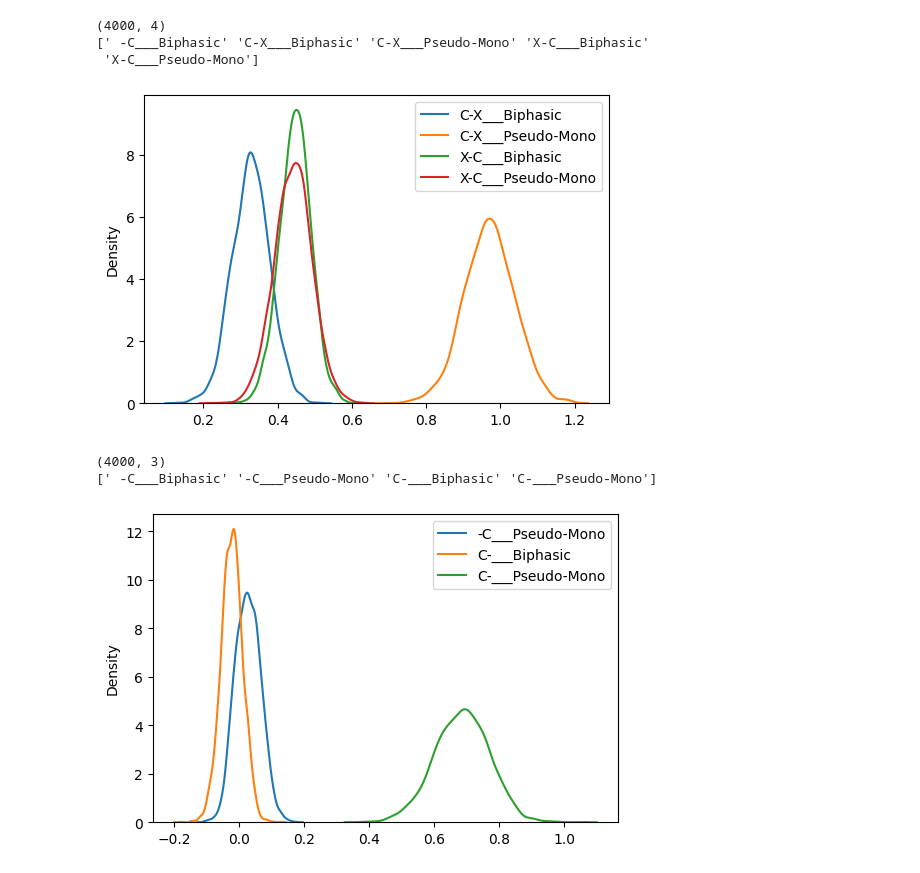
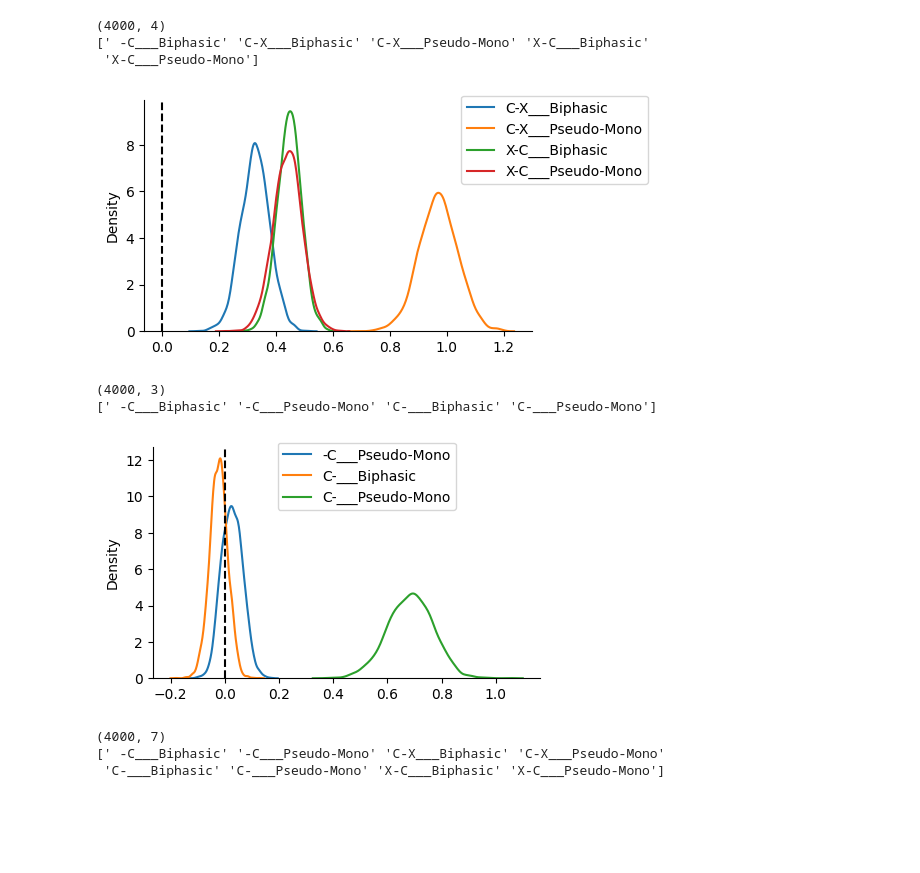
Before and after one commit to hbmep/rat-mapping, a Jupyter notebook: notebooks/log-hierarchical/l-shie/core__hbe.ipynb, the cells around one changed output. Drawn from its saved outputs; the diff is of its cells as text; code cells hidden in the pictures; blank space fills up the shorter version.

Commit message:
update L_SHIE efficacy results

```diff
--- a/notebooks/log-hierarchical/l-shie/core__hbe.ipynb
+++ b/notebooks/log-hierarchical/l-shie/core__hbe.ipynb
@@ -5,6 +5,7 @@ import pickle
 import pandas as pd
 import numpy as np
 import numpy.ma as ma
+import matplotlib as mpl
 import matplotlib.pyplot as plt
 import seaborn as sns
 from scipy import stats
@@ -19,6 +20,9 @@ from constants import (
     BUILD_DIR,
     INFERENCE_FILE
 )
+
+mpl.rcParams['axes.spines.right'] = False
+mpl.rcParams['axes.spines.top'] = False
 # %%
 src = "/home/vishu/repos/rat-mapping-paper/reports/log-hierarchical/L_SHIE/estimation_4000W_4000S_4C_4T_20D_0.95A_mixtureFalse/no-ground"
 src = os.path.join(src, INFERENCE_FILE)
@@ -34,12 +38,13 @@ An NVIDIA GPU may be present on this machine, but a CUDA-enabled jaxlib is not i
 [' -C___Biphasic' 'C-X___Biphasic' 'C-X___Pseudo-Mono' 'X-C___Biphasic'
  'X-C___Pseudo-Mono']
 # %%
-plt.figure(figsize=(6, 4))
+plt.figure(figsize=(5, 3))
 for j in range(param.shape[-1]):
     sns.kdeplot(param[:, j], label=f"{encoder_dict[model.features[1]].classes_[j + 1]}")
-plt.legend();
+plt.axvline(x=0, color="black", linestyle="--")
+plt.legend(bbox_to_anchor=(.8, 1.05));
 # %% [output]
-[figure, old version]
+[figure, new version]
 # %%
 src = "/home/vishu/repos/rat-mapping-paper/reports/log-hierarchical/L_SHIE/estimation_4000W_4000S_4C_4T_20D_0.95A_mixtureFalse/with-ground"
 src = os.path.join(src, INFERENCE_FILE)
@@ -53,9 +58,23 @@ print(encoder_dict[model.features[1]].classes_)
 (4000, 3)
 [' -C___Biphasic' '-C___Pseudo-Mono' 'C-___Biphasic' 'C-___Pseudo-Mono']
 # %%
-plt.figure(figsize=(6, 4))
+plt.figure(figsize=(5, 3))
 for j in range(param.shape[-1]):
     sns.kdeplot(param[:, j], label=f"{encoder_dict[model.features[1]].classes_[j + 1]}")
-plt.legend();
+plt.axvline(x=0, color="black", linestyle="--")
+plt.legend(bbox_to_anchor=(.8, 1.05));
 # %% [output]
-[figure, old version]
+[figure, new version]
+# %%
+src = "/home/vishu/repos/rat-mapping-paper/reports/log-hierarchical/L_SHIE/estimation_4000W_4000S_4C_4T_20D_0.95A_mixtureFalse/all"
+src = os.path.join(src, INFERENCE_FILE)
+with open(src, "rb") as f:
+    df, encoder_dict, model, posterior_samples, = pickle.load(f)
+
+param = posterior_samples["a_delta_loc"]
+print(param.shape)
+print(encoder_dict[model.features[1]].classes_)
+# %% [output]
+(4000, 7)
+[' -C___Biphasic' '-C___Pseudo-Mono' 'C-X___Biphasic' 'C-X___Pseudo-Mono'
+ 'C-___Biphasic' 'C-___Pseudo-Mono' 'X-C___Biphasic' 'X-C___Pseudo-Mono']
```
Also changed, not shown: parts of 1 cell of this notebook.
